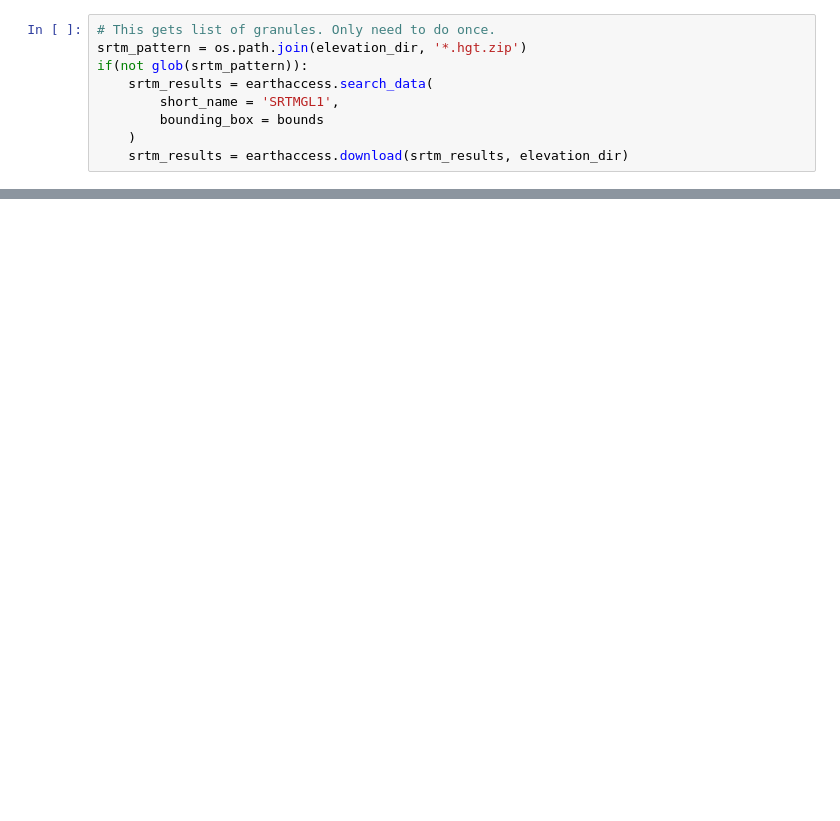
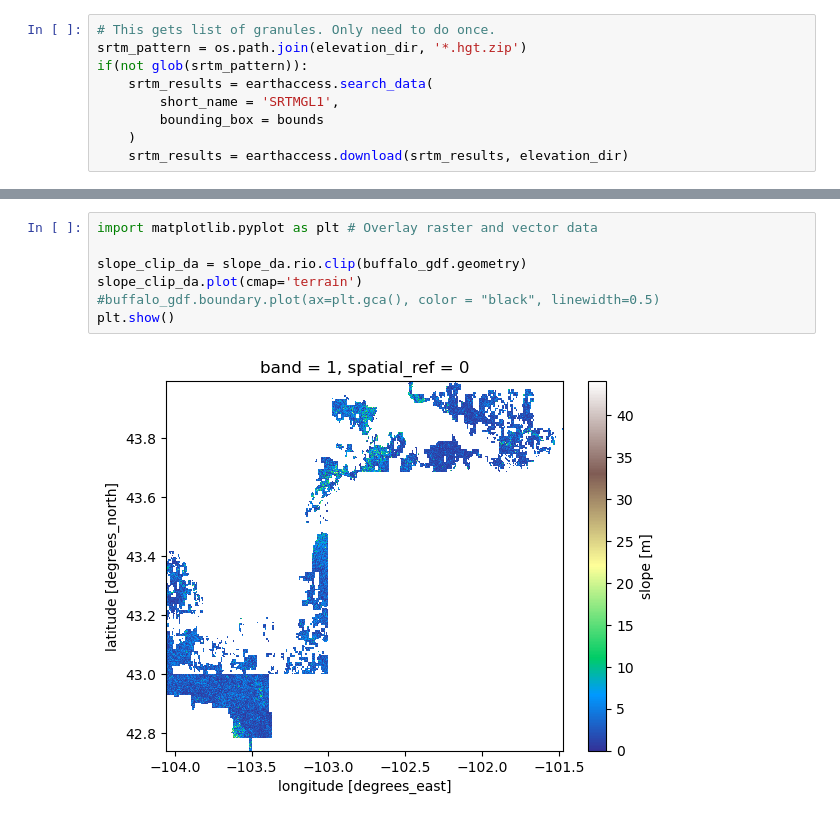
Before and after one commit to byandell-envsys/habitatSuitability, a Jupyter notebook: 2_slope.ipynb, the cells around one changed output, grey strips where cells are left out. Drawn from its saved outputs; the diff is of its cells as text; blank space fills up the shorter version.

```diff
--- a/2_slope.ipynb
+++ b/2_slope.ipynb
@@ -131,0 +225,9 @@ redline_over_index(buffalo_gdf, srtm_da, edgecolor="white", cmap='terrain')
+# %%
+import matplotlib.pyplot as plt # Overlay raster and vector data
+
+slope_clip_da = slope_da.rio.clip(buffalo_gdf.geometry)
+slope_clip_da.plot(cmap='terrain')
+#buffalo_gdf.boundary.plot(ax=plt.gca(), color = "black", linewidth=0.5)
+plt.show()
+# %% [output]
+[figure, added]
```
Also changed, not shown: parts of 11 cells of this notebook.
